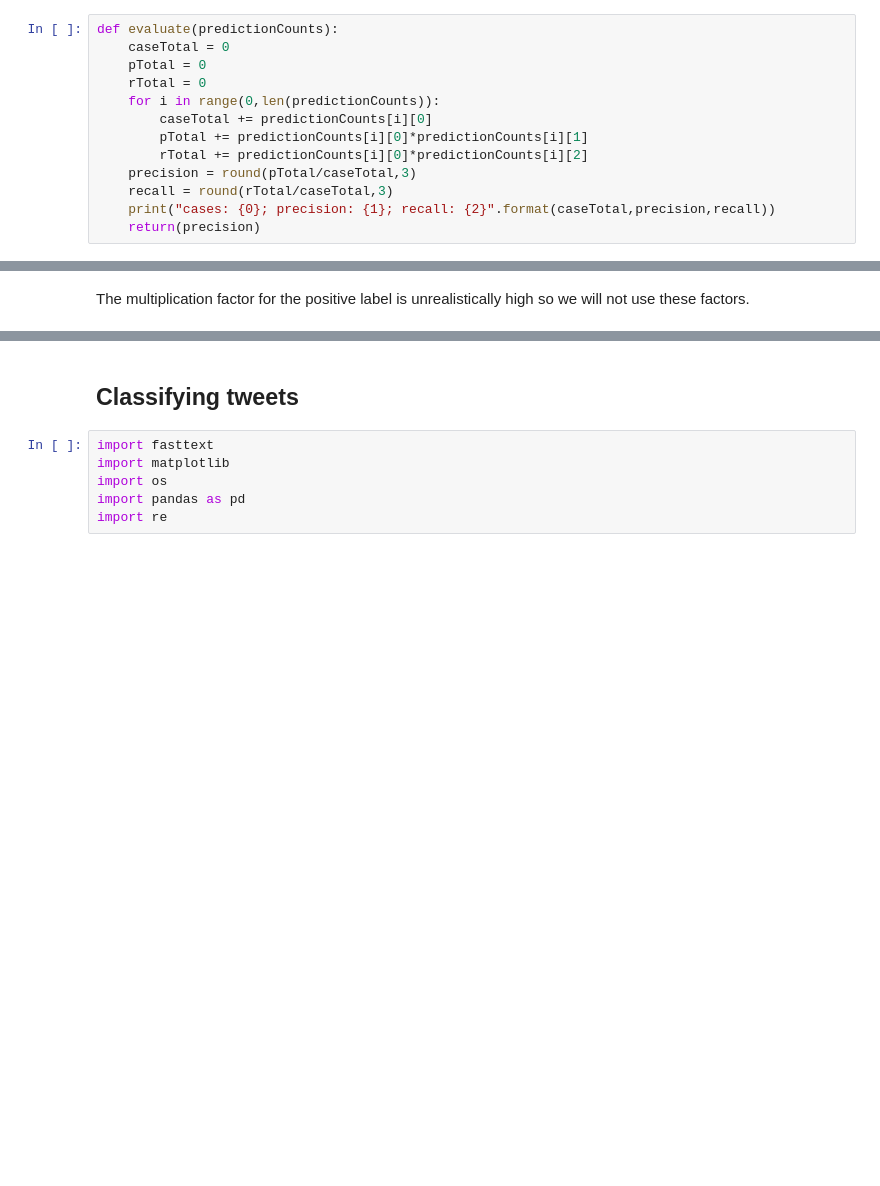
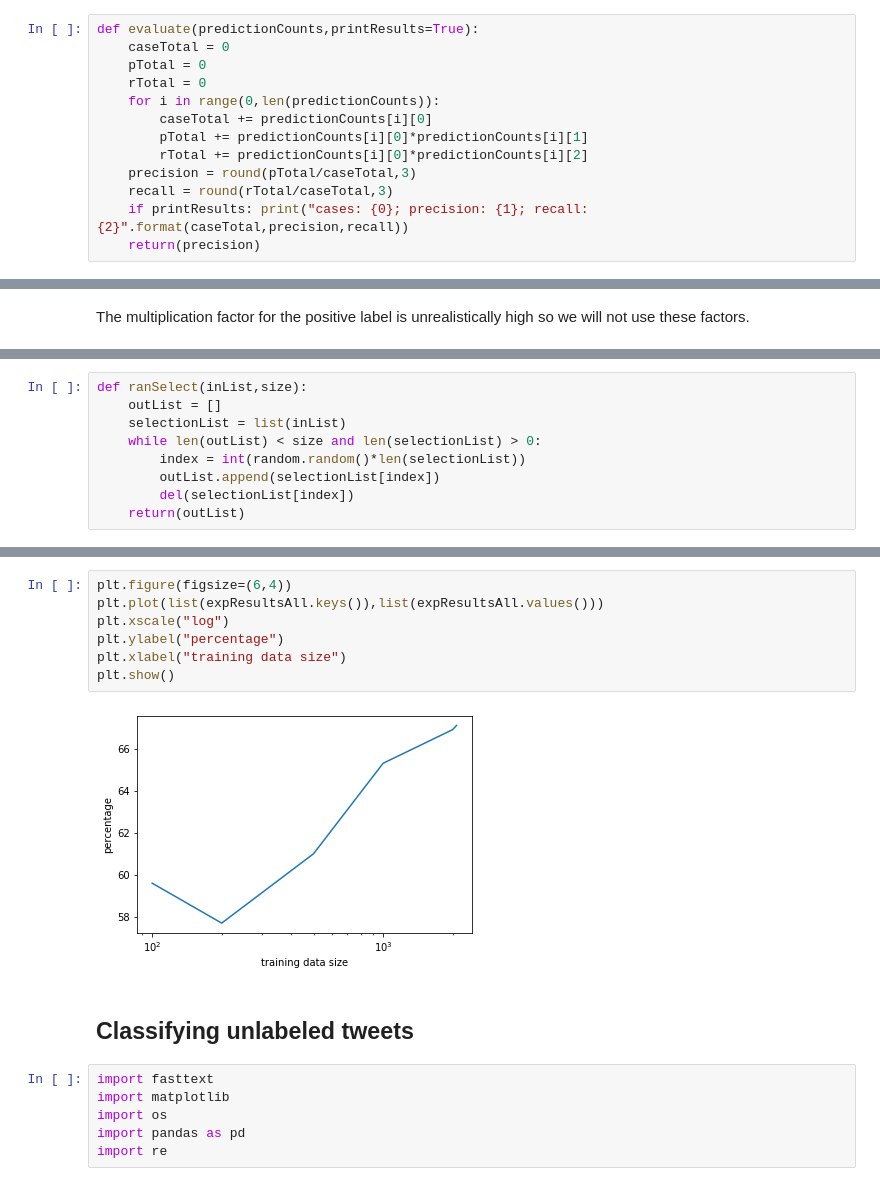
Before and after one commit to puregome/notebooks, a Jupyter notebook: fasttext.ipynb, the cells around one changed output, grey strips where cells are left out. Cells and saved outputs as stored; diff of their text form; blank space fills up the shorter version.

```diff
--- a/fasttext.ipynb
+++ b/fasttext.ipynb
@@ -110,7 +116,7 @@ def runFasttext(fasttextData,dim=DIM,epoch=EPOCH,lr=LR,n=N,squealFlag=True):
         print("finished")
     return(predictionCounts,predictionLabels)
 # %%
-def evaluate(predictionCounts):
+def evaluate(predictionCounts,printResults=True):
     caseTotal = 0
     pTotal = 0
     rTotal = 0
@@ -120,5 +126,5 @@ def evaluate(predictionCounts):
         rTotal += predictionCounts[i][0]*predictionCounts[i][2]
     precision = round(pTotal/caseTotal,3)
     recall = round(rTotal/caseTotal,3)
-    print("cases: {0}; precision: {1}; recall: {2}".format(caseTotal,precision,recall))
+    if printResults: print("cases: {0}; precision: {1}; recall: {2}".format(caseTotal,precision,recall))
     return(precision)
@@ -241,0 +258,9 @@ print(predictedNumberOfLabels,sum(labelCountsGold.values()))
+# %%
+def ranSelect(inList,size):
+    outList = []
+    selectionList = list(inList)
+    while len(outList) < size and len(selectionList) > 0:
+        index = int(random.random()*len(selectionList))
+        outList.append(selectionList[index])
+        del(selectionList[index])
+    return(outList)
@@ -242,5 +286,14 @@ print(predictedNumberOfLabels,sum(labelCountsGold.values()))
+# %%
+plt.figure(figsize=(6,4))
+plt.plot(list(expResultsAll.keys()),list(expResultsAll.values()))
+plt.xscale("log")
+plt.ylabel("percentage")
+plt.xlabel("training data size")
+plt.show()
+# %% [output]
+[figure, added]
 # %% [markdown]
-## Classifying tweets
+## Classifying unlabeled tweets
 # %%
 import fasttext
 import matplotlib
```
Also changed, not shown: parts of 26 cells of this notebook.
